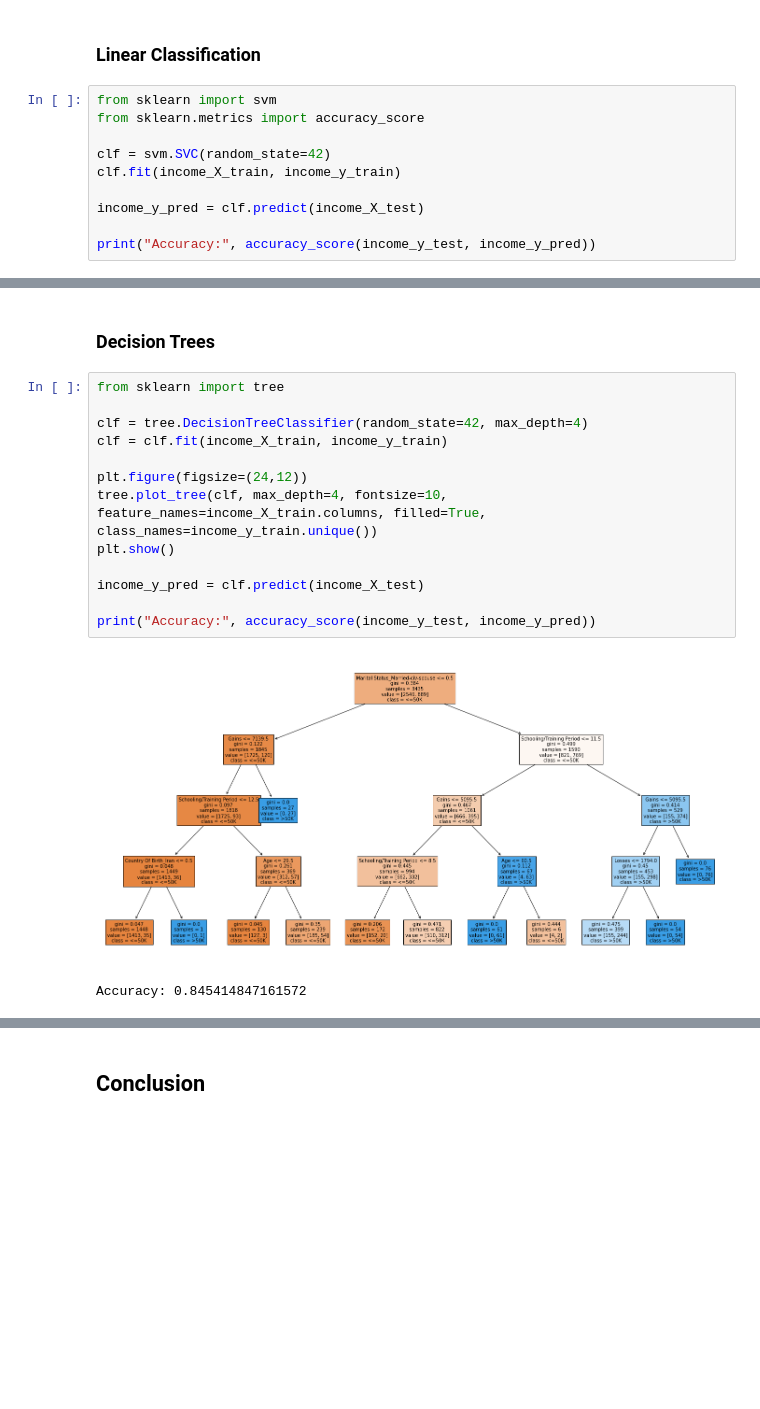
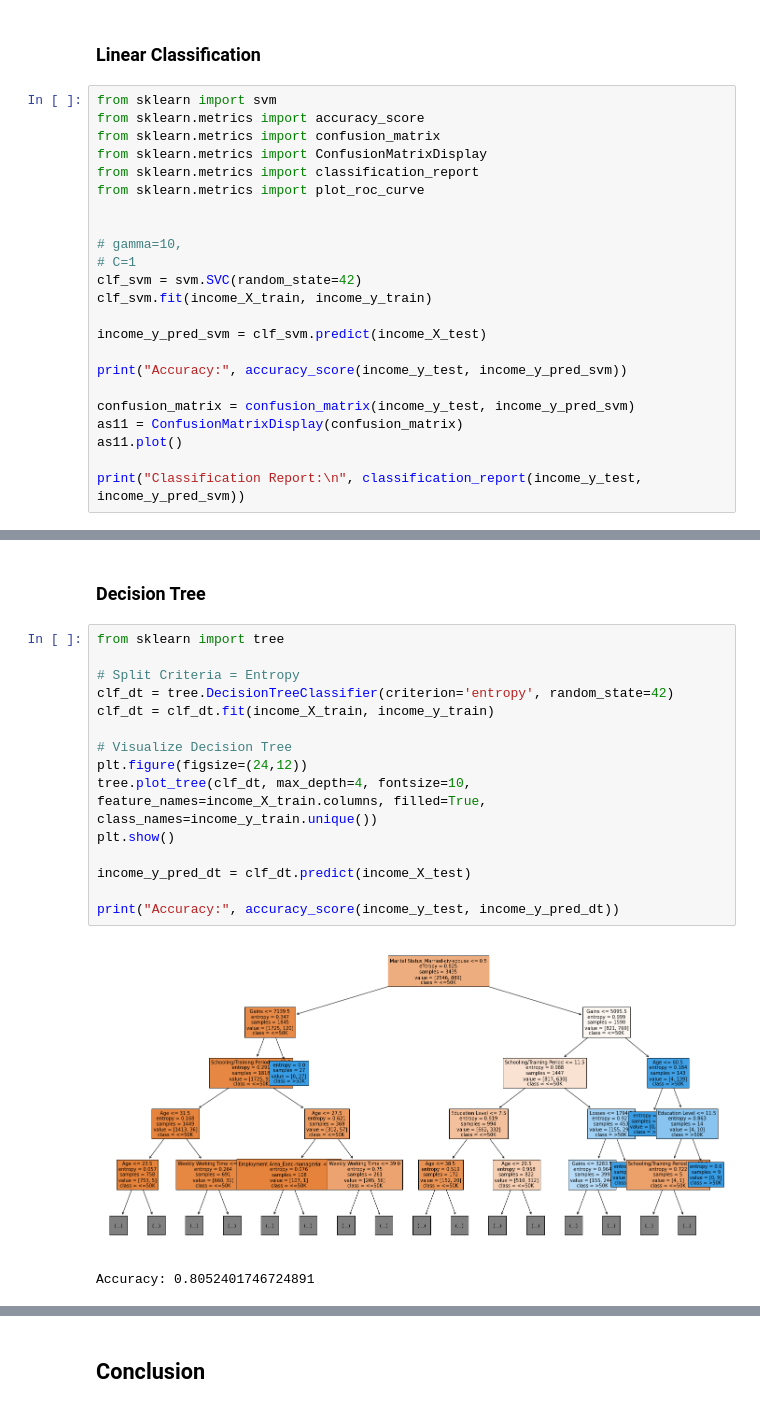
Before and after one commit to lucashoeft/Intelligent-Data-Analysis-Project, a Jupyter notebook: Intelligent-Data-Analysis-Project.ipynb, the cells around one changed output, grey strips where cells are left out. Drawn from its saved outputs; the diff is of its cells as text; blank space fills up the shorter version.

```diff
--- a/Intelligent-Data-Analysis-Project.ipynb
+++ b/Intelligent-Data-Analysis-Project.ipynb
@@ -288,12 +316,25 @@ Number of Columns (excl. Target): 86
 # %%
 from sklearn import svm
 from sklearn.metrics import accuracy_score
+from sklearn.metrics import confusion_matrix
+from sklearn.metrics import ConfusionMatrixDisplay
+from sklearn.metrics import classification_report
+from sklearn.metrics import plot_roc_curve
 
-clf = svm.SVC(random_state=42)
-clf.fit(income_X_train, income_y_train)
 
-income_y_pred = clf.predict(income_X_test)
+# gamma=10,
+# C=1
+clf_svm = svm.SVC(random_state=42)
+clf_svm.fit(income_X_train, income_y_train)
 
-print("Accuracy:", accuracy_score(income_y_test, income_y_pred))
+income_y_pred_svm = clf_svm.predict(income_X_test)
+
+print("Accuracy:", accuracy_score(income_y_test, income_y_pred_svm))
+
+confusion_matrix = confusion_matrix(income_y_test, income_y_pred_svm)
+as11 = ConfusionMatrixDisplay(confusion_matrix)
+as11.plot()
+
+print("Classification Report:\n", classification_report(income_y_test, income_y_pred_svm))
 # %% [output]
 Accuracy: 0.8096069868995633
@@ -300,18 +356,20 @@ Accuracy: 0.8096069868995633
 # %% [markdown]
-### Decision Trees
+### Decision Tree
 # %%
 from sklearn import tree
 
-clf = tree.DecisionTreeClassifier(random_state=42, max_depth=4)
-clf = clf.fit(income_X_train, income_y_train)
+# Split Criteria = Entropy
+clf_dt = tree.DecisionTreeClassifier(criterion='entropy', random_state=42)
+clf_dt = clf_dt.fit(income_X_train, income_y_train)
 
+# Visualize Decision Tree
 plt.figure(figsize=(24,12))
-tree.plot_tree(clf, max_depth=4, fontsize=10, feature_names=income_X_train.columns, filled=True, class_names=income_y_train.unique())
+tree.plot_tree(clf_dt, max_depth=4, fontsize=10, feature_names=income_X_train.columns, filled=True, class_names=income_y_train.unique())
 plt.show()
 
-income_y_pred = clf.predict(income_X_test)
+income_y_pred_dt = clf_dt.predict(income_X_test)
 
-print("Accuracy:", accuracy_score(income_y_test, income_y_pred))
+print("Accuracy:", accuracy_score(income_y_test, income_y_pred_dt))
 # %% [output]
-[figure, old version]
+[figure, new version]
-Accuracy: 0.845414847161572
+Accuracy: 0.8052401746724891
```
Also changed, not shown: parts of 22 cells of this notebook.
